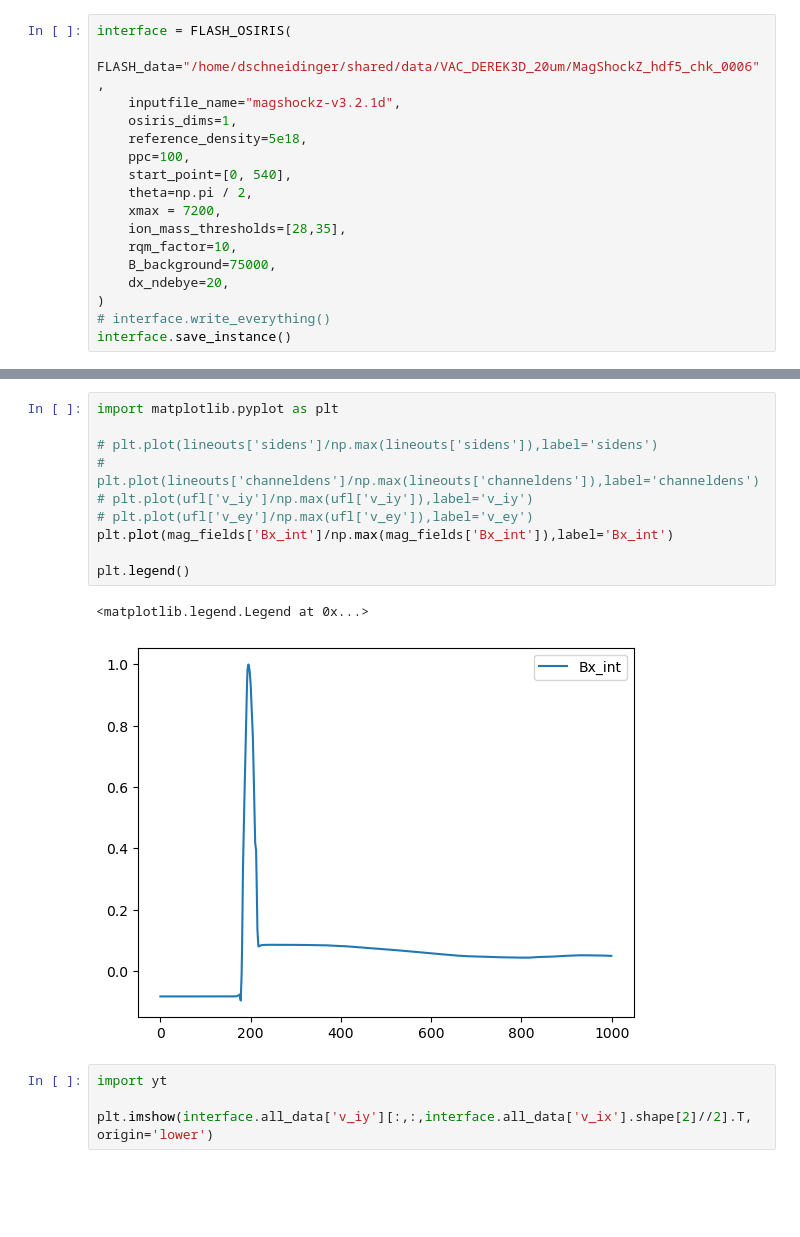
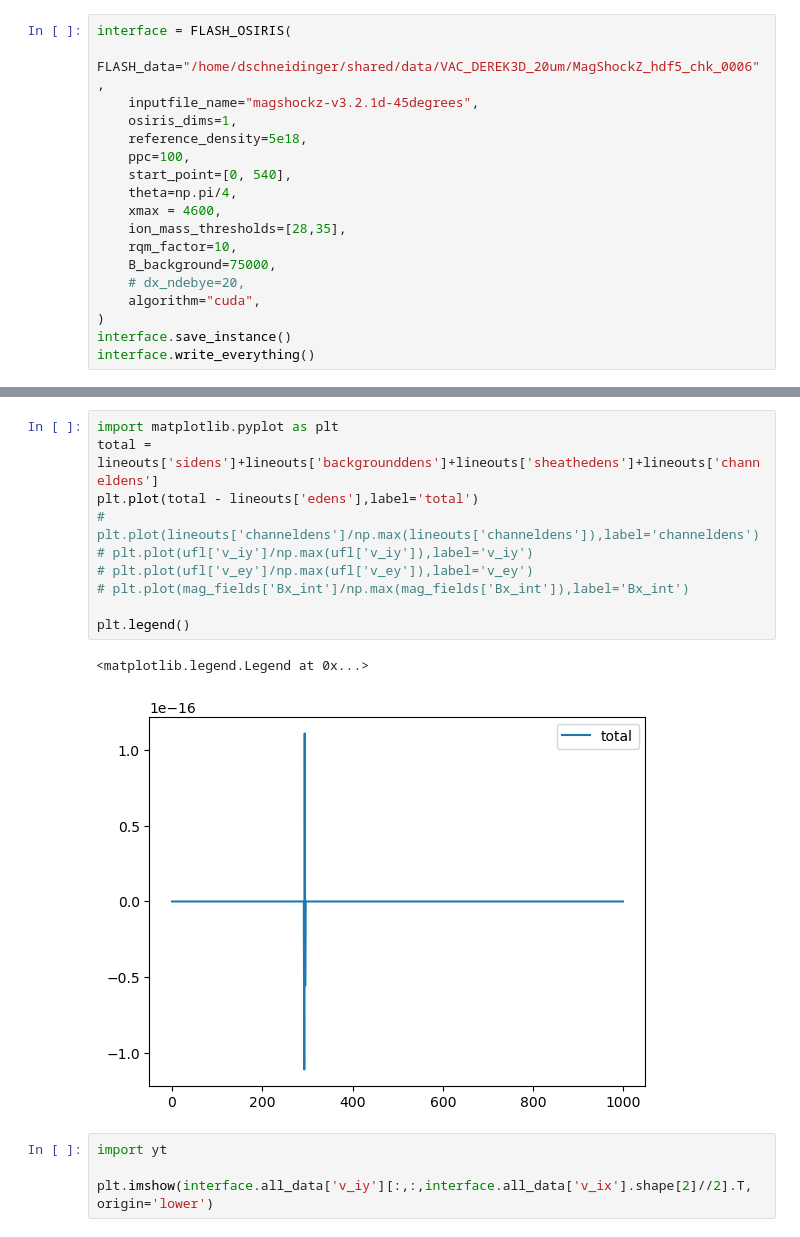
Before and after one commit to Schaeffer-Lab/MagShockZ, a Jupyter notebook: FLASH_OSIRIS_interface/interface_usage.ipynb, the cells around one changed output, grey strips where cells are left out. Saved outputs shown, nothing was run; the diff lists cells and outputs as text; blank space fills up the shorter version.

```diff
--- a/FLASH_OSIRIS_interface/interface_usage.ipynb
+++ b/FLASH_OSIRIS_interface/interface_usage.ipynb
@@ -7,18 +7,19 @@ yt : [INFO     ] 2025-05-16 22:45:05,622 Loading plugins from /home/dschneidinge
 # %%
 interface = FLASH_OSIRIS(
     FLASH_data="/home/dschneidinger/shared/data/VAC_DEREK3D_20um/MagShockZ_hdf5_chk_0006",
-    inputfile_name="magshockz-v3.2.1d",
+    inputfile_name="magshockz-v3.2.1d-45degrees",
     osiris_dims=1,
     reference_density=5e18,
     ppc=100,
     start_point=[0, 540],
-    theta=np.pi / 2,
-    xmax = 7200,
+    theta=np.pi/4,
+    xmax = 4600,
     ion_mass_thresholds=[28,35],
     rqm_factor=10,
     B_background=75000,
-    dx_ndebye=20,
+    # dx_ndebye=20,
+    algorithm="cuda",
 )
-# interface.write_everything()
 interface.save_instance()
+interface.write_everything()
 # %% [output]
@@ -56,16 +91,16 @@ ufl = interface.plot_1D_lineout(['v_ey','v_iy'])
 # %%
 import matplotlib.pyplot as plt
-
-# plt.plot(lineouts['sidens']/np.max(lineouts['sidens']),label='sidens')
+total = lineouts['sidens']+lineouts['backgrounddens']+lineouts['sheathedens']+lineouts['channeldens']
+plt.plot(total - lineouts['edens'],label='total')
 # plt.plot(lineouts['channeldens']/np.max(lineouts['channeldens']),label='channeldens')
 # plt.plot(ufl['v_iy']/np.max(ufl['v_iy']),label='v_iy')
 # plt.plot(ufl['v_ey']/np.max(ufl['v_ey']),label='v_ey')
-plt.plot(mag_fields['Bx_int']/np.max(mag_fields['Bx_int']),label='Bx_int')
+# plt.plot(mag_fields['Bx_int']/np.max(mag_fields['Bx_int']),label='Bx_int')
 
 plt.legend()
 # %% [output]
 <matplotlib.legend.Legend at 0x...>
-[figure, old version]
+[figure, new version]
 # %%
 import yt
 
```
Also changed, not shown: parts of 4 cells of this notebook, 15 other files.
